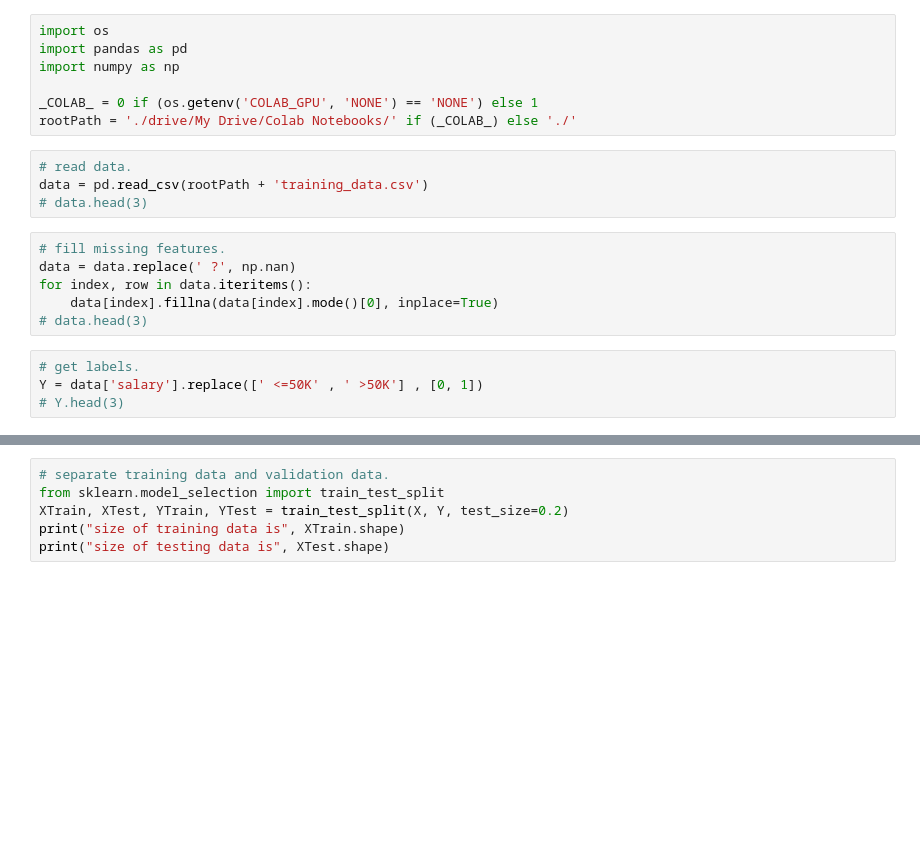
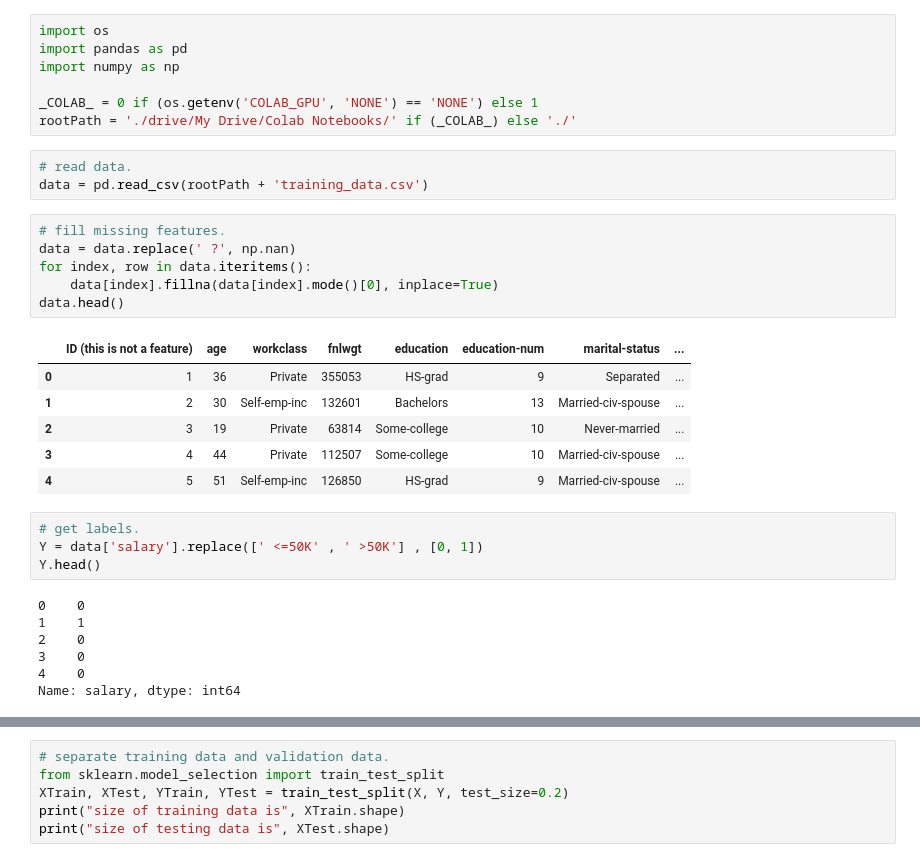
Before and after one commit to shuwang127/MLClassifiers, a Jupyter notebook: Classifers.ipynb, the cells around one changed output, grey strips where cells are left out. Cells and saved outputs as stored; diff of their text form; blank space fills up the shorter version.

```diff
--- a/Classifers.ipynb
+++ b/Classifers.ipynb
@@ -10,17 +10,30 @@ rootPath = './drive/My Drive/Colab Notebooks/' if (_COLAB_) else './'
 # %%
 # read data.
 data = pd.read_csv(rootPath + 'training_data.csv')
-# data.head(3)
 # %%
 # fill missing features.
 data = data.replace(' ?', np.nan)
 for index, row in data.iteritems():
     data[index].fillna(data[index].mode()[0], inplace=True)
-# data.head(3)
+data.head()
+# %% [output]
+|  | ID (this is not a feature) | age | workclass | fnlwgt | education | education-num | marital-status | ... |
+| 0 | 1 | 36 | Private | 355053 | HS-grad | 9 | Separated | ... |
+| 1 | 2 | 30 | Self-emp-inc | 132601 | Bachelors | 13 | Married-civ-spouse | ... |
+| 2 | 3 | 19 | Private | 63814 | Some-college | 10 | Never-married | ... |
+| 3 | 4 | 44 | Private | 112507 | Some-college | 10 | Married-civ-spouse | ... |
+| 4 | 5 | 51 | Self-emp-inc | 126850 | HS-grad | 9 | Married-civ-spouse | ... |
 # %%
 # get labels.
 Y = data['salary'].replace([' <=50K' , ' >50K'] , [0, 1])
-# Y.head(3)
+Y.head()
+# %% [output]
+0    0
+1    1
+2    0
+3    0
+4    0
+Name: salary, dtype: int64
 # %%
 # get features.
 X = data.drop(['ID (this is not a feature)', 'salary'], axis=1)
```
Also changed, not shown: parts of 10 cells of this notebook.
